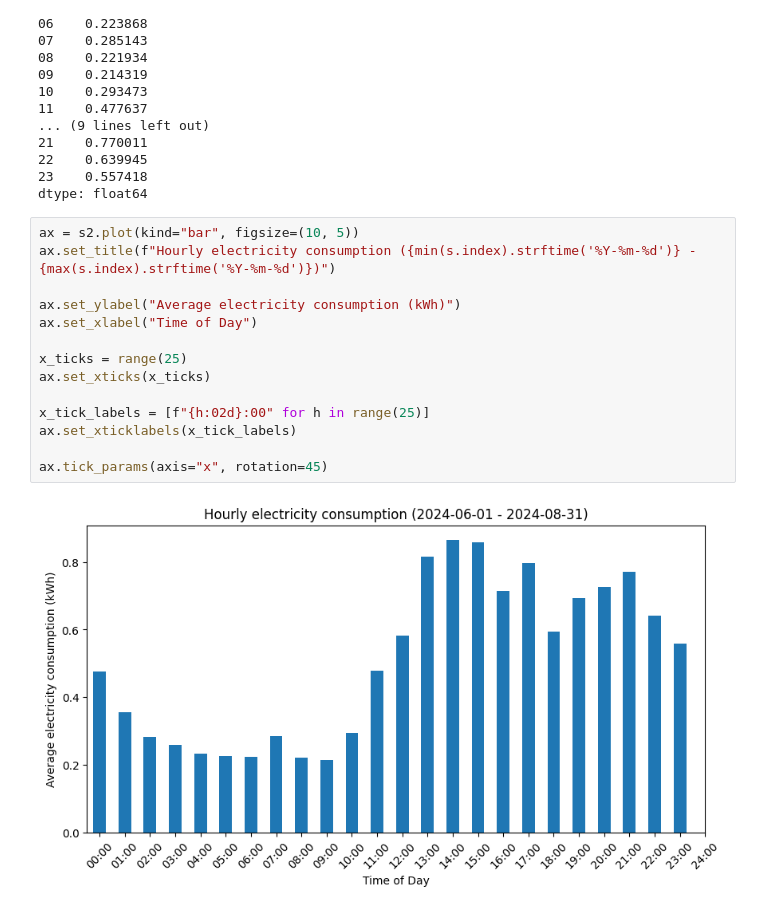
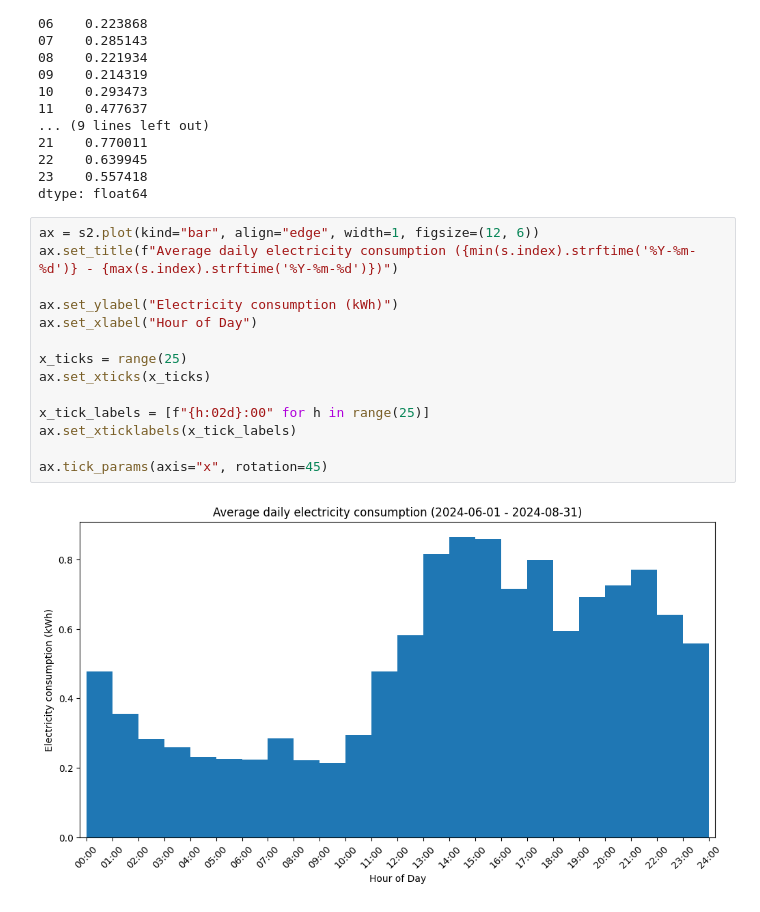
Before and after one commit to incognitojam/energy, a Jupyter notebook: tariffs.ipynb, the cells around one changed output. Cells and saved outputs as stored; diff of their text form.

```diff
--- a/tariffs.ipynb
+++ b/tariffs.ipynb
@@ -117,18 +142,18 @@ s2
 23    0.557418
 dtype: float64
 # %%
-ax = s2.plot(kind="bar", figsize=(10, 5))
-ax.set_title(f"Hourly electricity consumption ({min(s.index).strftime('%Y-%m-%d')} - {max(s.index).strftime('%Y-%m-%d')})")
+ax = s2.plot(kind="bar", align="edge", width=1, figsize=(12, 6))
+ax.set_title(f"Average daily electricity consumption ({min(s.index).strftime('%Y-%m-%d')} - {max(s.index).strftime('%Y-%m-%d')})")
 
-ax.set_ylabel("Average electricity consumption (kWh)")
-ax.set_xlabel("Time of Day")
+ax.set_ylabel("Electricity consumption (kWh)")
+ax.set_xlabel("Hour of Day")
 
 x_ticks = range(25)
 ax.set_xticks(x_ticks)
 
 x_tick_labels = [f"{h:02d}:00" for h in range(25)]
 ax.set_xticklabels(x_tick_labels)
 
 ax.tick_params(axis="x", rotation=45)
 # %% [output]
-[figure, old version]
+[figure, new version]
```
Also changed, not shown: parts of 6 cells of this notebook.
